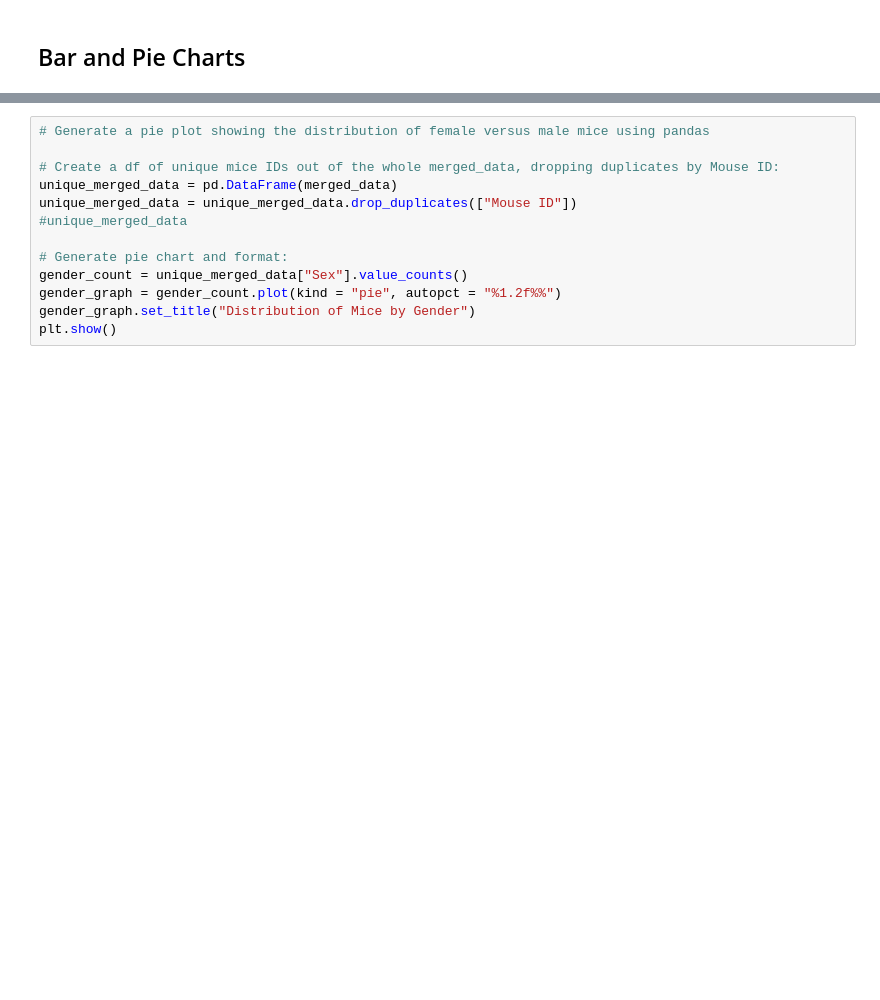
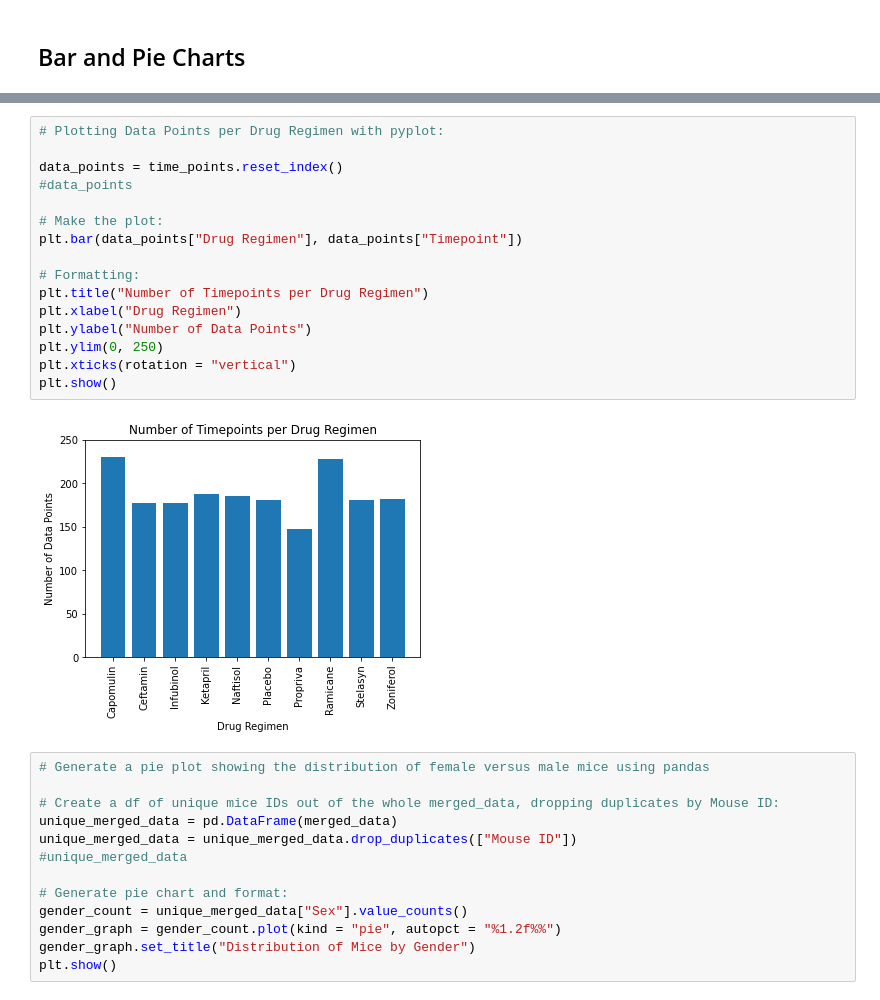
Before and after one commit to Auburn9698/matplotlib-challenge, a Jupyter notebook: pymaceuticals.ipynb, the cells around one changed output, grey strips where cells are left out. Drawn from its saved outputs; the diff is of its cells as text; blank space fills up the shorter version.

```diff
--- a/pymaceuticals.ipynb
+++ b/pymaceuticals.ipynb
@@ -191,3 +215,21 @@ plt.show()
+# %%
+# Plotting Data Points per Drug Regimen with pyplot:
+
+data_points = time_points.reset_index()
+#data_points
+
+# Make the plot:
+plt.bar(data_points["Drug Regimen"], data_points["Timepoint"])
+
+# Formatting:
+plt.title("Number of Timepoints per Drug Regimen")
+plt.xlabel("Drug Regimen")
+plt.ylabel("Number of Data Points")
+plt.ylim(0, 250)
+plt.xticks(rotation = "vertical")
+plt.show()
+# %% [output]
+[figure, added]
 # %%
 # Generate a pie plot showing the distribution of female versus male mice using pandas
 
```
Also changed, not shown: parts of 3 cells of this notebook.
